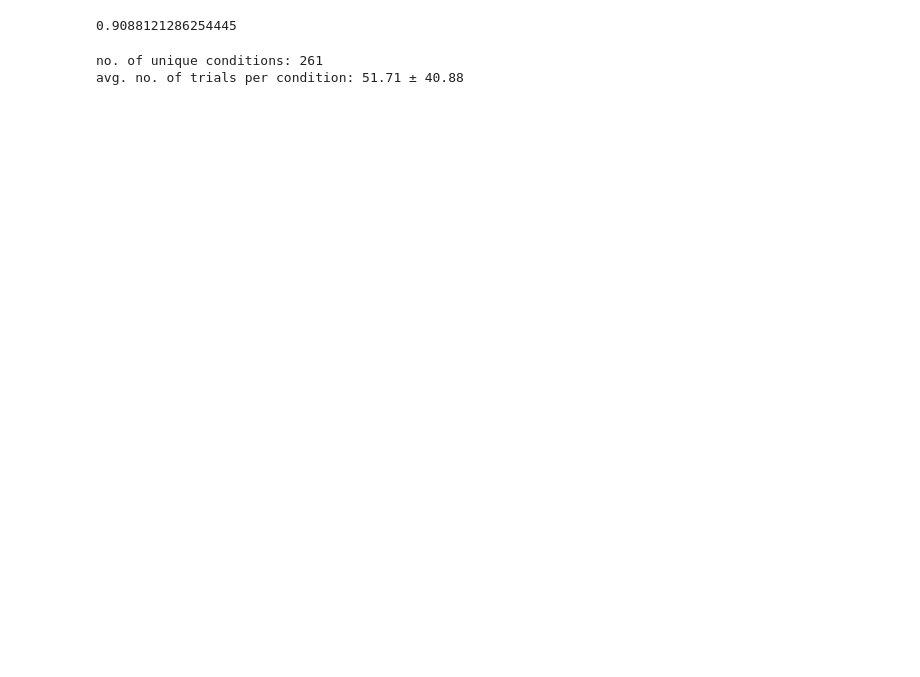
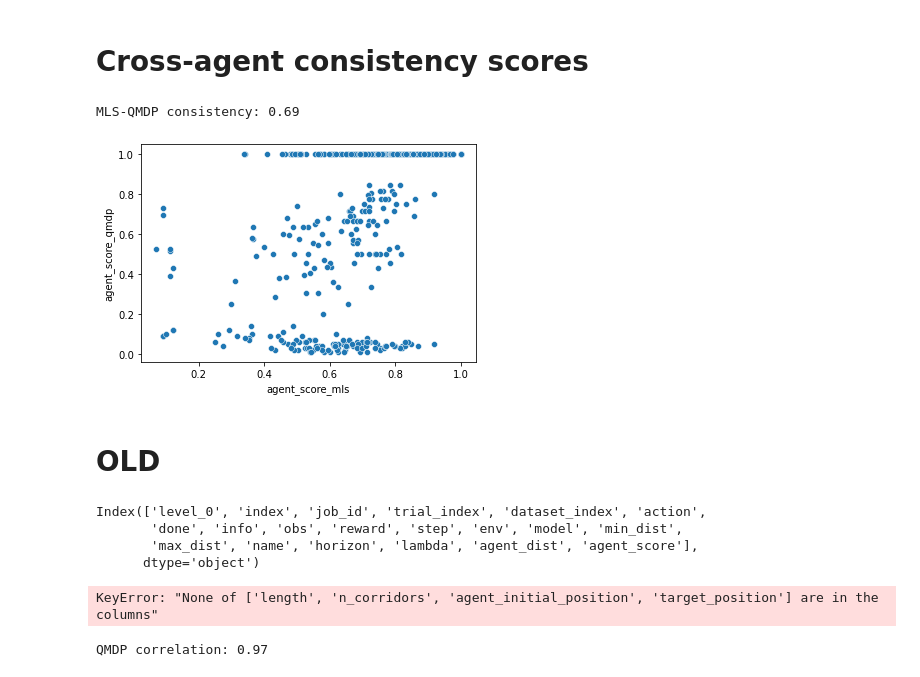
Before and after one commit to aidapiccato/search-world, a Jupyter notebook: notebooks/analysis.ipynb, the cells around one changed output. Drawn from its saved outputs; the diff is of its cells as text; code cells hidden in the pictures; blank space fills up the shorter version.

```diff
--- a/notebooks/analysis.ipynb
+++ b/notebooks/analysis.ipynb
@@ -67,8 +208,27 @@ df = df.set_index(condition) # grouping by initial condition and maze configurat
+# %% [markdown]
+# Cross-agent consistency scores
+# %%
+def mls_func(x): return x['name'] == 'MLSAgent'
+def qmdp_func(x): return x['name'] == 'QMDPAgent'
+suffixes = ['_mls', '_qmdp']
+# list of columns whose values define a unique condition
+condition = ['length', 'n_corridors', 'agent_initial_position', 'target_position']
+consistency_dict = get_consistency(df=df, condition=condition, group_1_func=mls_func, group_2_func=qmdp_func,
+                                   metric='agent_score', suffixes=suffixes)
+print('MLS-QMDP consistency: %.2f' % consistency_dict['corr'])
+plot_scores(consistency_df=consistency_dict['df'], metric='agent_score', suffixes=suffixes)
+# %% [output]
+MLS-QMDP consistency: 0.69
+[figure, added]
+# %% [markdown]
+# OLD
 # %%
 # TODO: Find number of trials per condition
 # TODO: Find agent score on each trial
-df['agent_dist'] = df.apply(lambda x: len(x.action), axis=1)
-df['agent_score'] = 1 - (df.agent_dist - df.min_dist)/(df.max_dist - df.min_dist)
+df = all_df[all_df['name'] == 'MLSAgent']
+condition = ['length', 'n_corridors', 'agent_initial_position', 'target_position']
+print(df.columns)
+df = df.set_index(condition) # grouping by initial condition and maze configuratio
 # TODO: Splitting dataframe into two datasets per condition
 grouped_df = df.groupby(condition)
 def mask(n, p=0.5):
@@ -86,12 +246,38 @@ condition_scores_df2 = df2.groupby(['length', 'n_corridors', 'agent_initial_posi
 # TODO: Repeat this to do multi-step cross validation
 # TODO: Compare average scores across trials of different agents
 merged = condition_scores_df1.merge(condition_scores_df2, on=['length', 'n_corridors', 'agent_initial_position', 'target_position'])
-print('MLS correlation': merged.agent_score_x.corr(merged.agent_score_y))
+print('MLS correlation: %.2f' % merged.agent_score_x.corr(merged.agent_score_y))
+mls_corr = merged.agent_score_x.corr(merged.agent_score_y)
 # %% [output]
-0.9088121286254445
+Index(['level_0', 'index', 'job_id', 'trial_index', 'dataset_index', 'action',
+       'done', 'info', 'obs', 'reward', 'step', 'env', 'model', 'min_dist',
+       'max_dist', 'name', 'horizon', 'lambda', 'agent_dist', 'agent_score'],
+      dtype='object')
+KeyError: "None of ['length', 'n_corridors', 'agent_initial_position', 'target_position'] are in the columns"
-# %%
-print('no. of unique conditions: %d' % len(df.index.unique()))
-print('avg. no. of trials per condition: %.2f ± %.2f' % (df.groupby(condition).index.count().mean(), df.groupby(condition).index.count().std()))
-# %% [output]
-no. of unique conditions: 261
-avg. no. of trials per condition: 51.71 ± 40.88
+# %%
+# TODO: Find number of trials per condition
+# TODO: Find agent score on each trial
+df = all_df[all_df.name == 'QMDPAgent']
+condition = ['length', 'n_corridors', 'agent_initial_position', 'target_position']
+df = df.set_index(condition) # grouping by initial condition and maze configuratio
+# TODO: Splitting dataframe into two datasets per condition
+grouped_df = df.groupby(condition)
+def mask(n, p=0.5):
+    a = np.zeros(n, dtype=int)
+    a[:int(p * n)] = 1
+    np.random.shuffle(a)
+    a = a.astype(bool)
+    return a
+masks = grouped_df.index.agg('count').agg(lambda x: mask(x)).to_frame()
+df1 = grouped_df.apply(lambda x: x[masks.loc[x.index[0]][0]])
+df2 = grouped_df.apply(lambda x: x[~masks.loc[x.index[0]][0]])
+# TODO: Average scores across trials with the same condition
+condition_scores_df1 = df1.groupby(['length', 'n_corridors', 'agent_initial_position', 'target_position']).agent_score.mean().to_frame()
+condition_scores_df2 = df2.groupby(['length', 'n_corridors', 'agent_initial_position', 'target_position']).agent_score.mean().to_frame()
+# TODO: Repeat this to do multi-step cross validation
+# TODO: Compare average scores across trials of different agents
+merged = condition_scores_df1.merge(condition_scores_df2, on=['length', 'n_corridors', 'agent_initial_position', 'target_position'])
+print('QMDP correlation: %.2f' % merged.agent_score_x.corr(merged.agent_score_y))
+qmdp_corr = merged.agent_score_x.corr(merged.agent_score_y)
+# %% [output]
+QMDP correlation: 0.97
```
Also changed, not shown: parts of 17 cells of this notebook, 6 other files.
